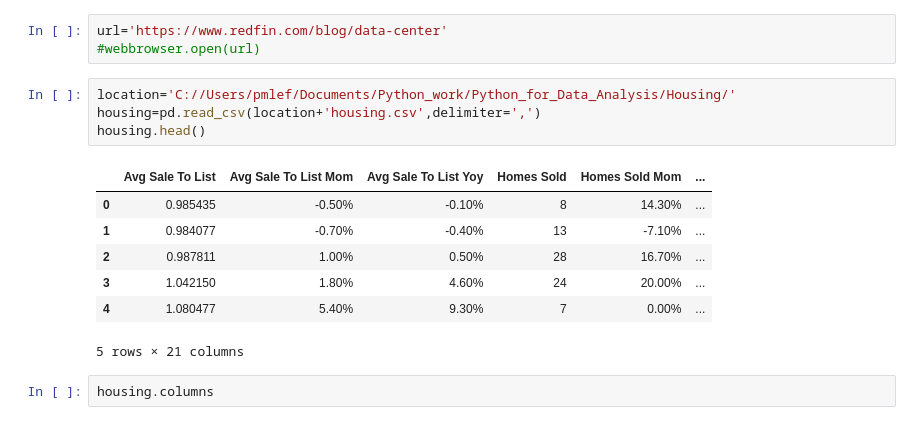
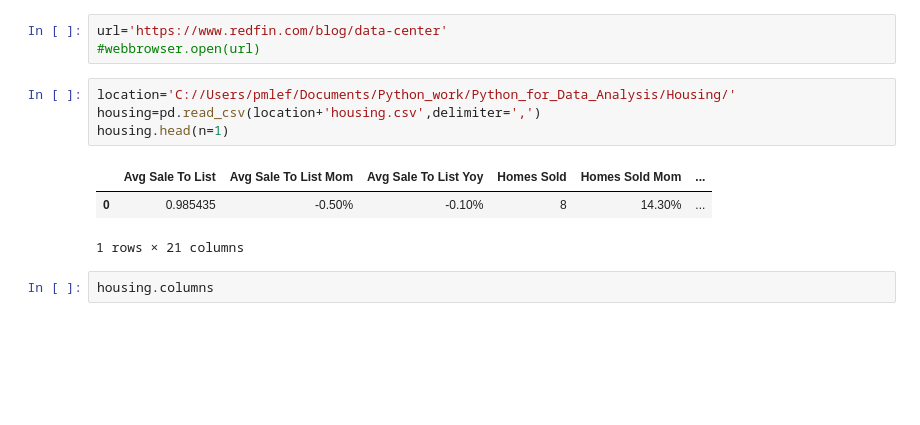
Before and after one commit to pmleffers/Trimet, a Jupyter notebook: Trimet Project.ipynb, the cells around one changed output. Drawn from its saved outputs; the diff is of its cells as text; blank space fills up the shorter version.

```diff
--- a/Trimet Project.ipynb
+++ b/Trimet Project.ipynb
@@ -64,15 +79,11 @@ url='https://www.redfin.com/blog/data-center'
 # %%
 location='C://Users/pmlef/Documents/Python_work/Python_for_Data_Analysis/Housing/'
 housing=pd.read_csv(location+'housing.csv',delimiter=',')
-housing.head()
+housing.head(n=1)
 # %% [output]
 |  | Avg Sale To List | Avg Sale To List Mom | Avg Sale To List Yoy | Homes Sold | Homes Sold Mom | ... |
 | 0 | 0.985435 | -0.50% | -0.10% | 8 | 14.30% | ... |
-| 1 | 0.984077 | -0.70% | -0.40% | 13 | -7.10% | ... |
-| 2 | 0.987811 | 1.00% | 0.50% | 28 | 16.70% | ... |
-| 3 | 1.042150 | 1.80% | 4.60% | 24 | 20.00% | ... |
-| 4 | 1.080477 | 5.40% | 9.30% | 7 | 0.00% | ... |
-5 rows × 21 columns
+1 rows × 21 columns
 # %%
 housing.columns
 # %% [output]
```
Also changed, not shown: parts of 35 cells of this notebook.
